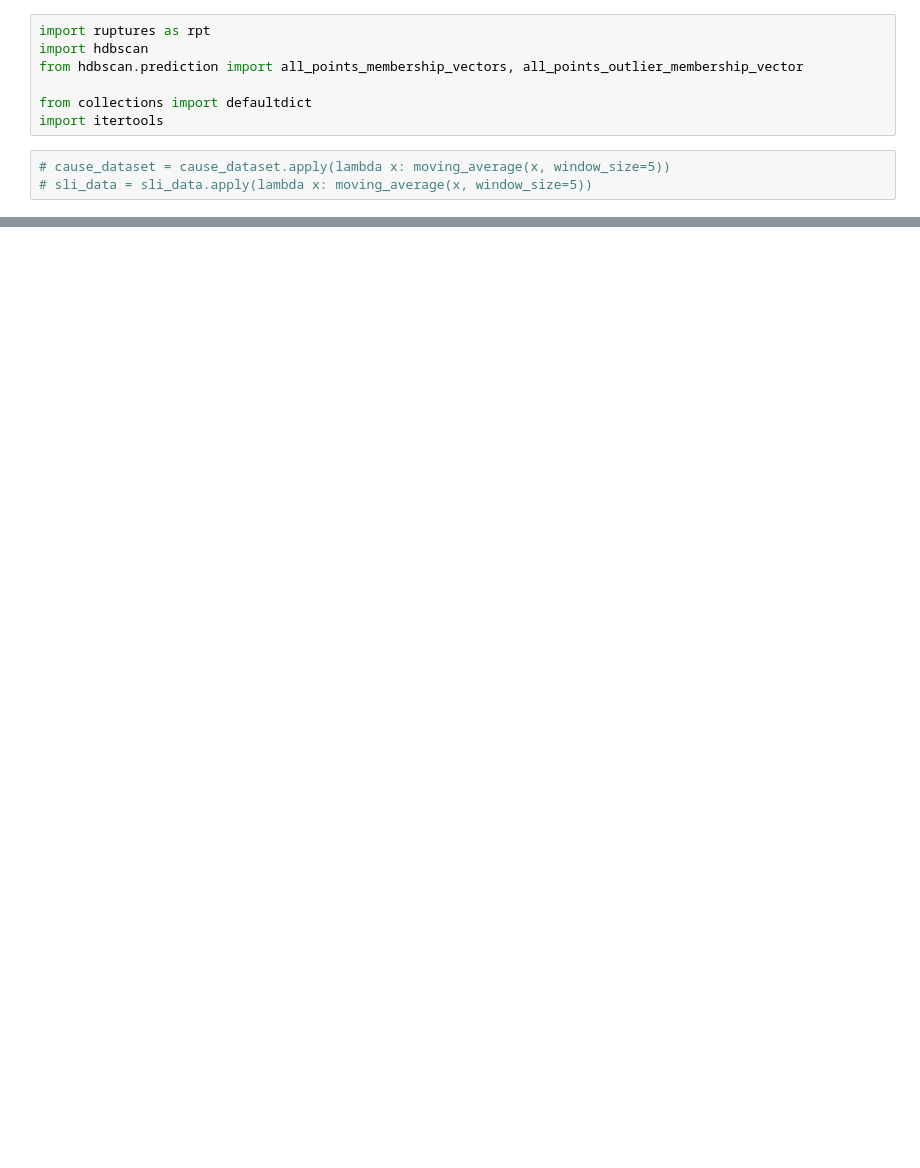
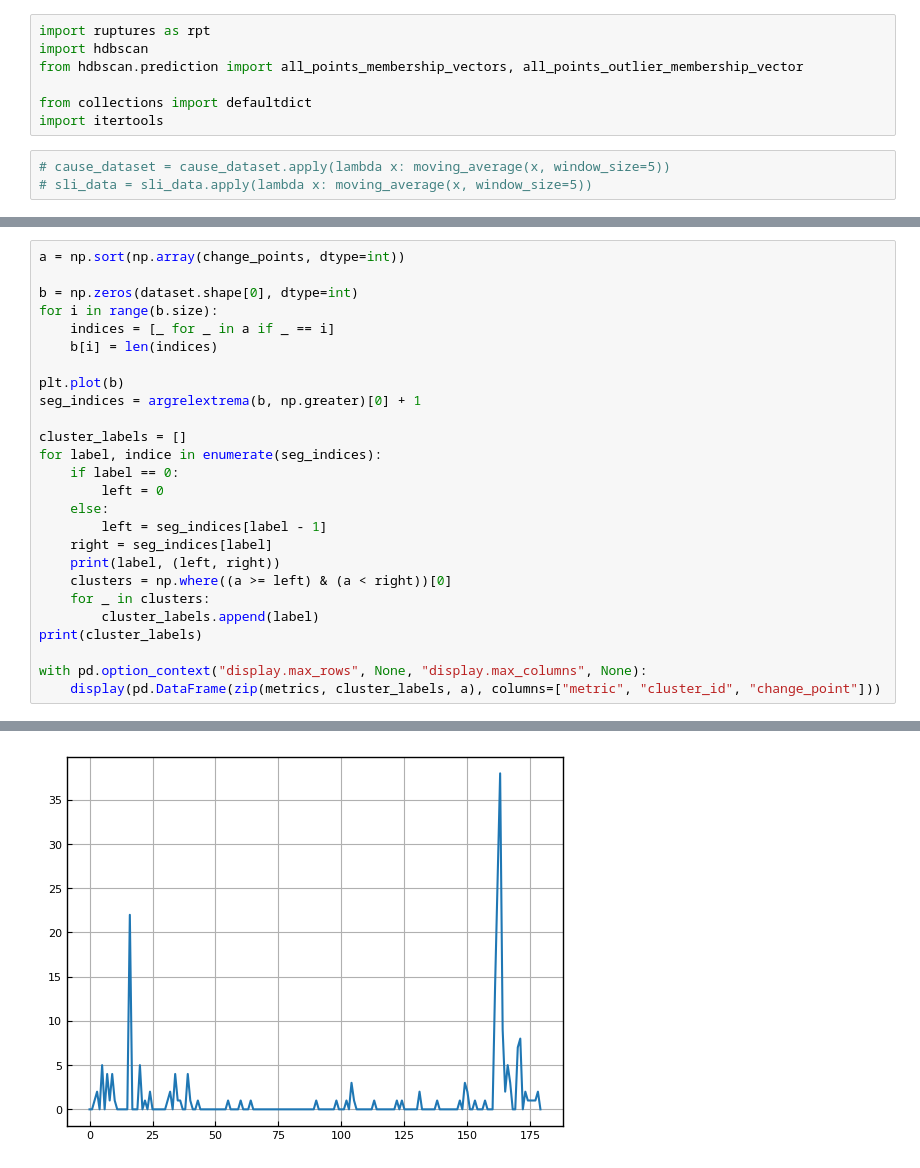
Before and after one commit to XuRepository/meltria-analyzer, a Jupyter notebook: notebooks/change_point_based_clustering.ipynb, the cells around one changed output, grey strips where cells are left out. Saved outputs shown, nothing was run; the diff lists cells and outputs as text; blank space fills up the shorter version.

```diff
--- a/notebooks/change_point_based_clustering.ipynb
+++ b/notebooks/change_point_based_clustering.ipynb
@@ -376,0 +480,27 @@ keep_clusters [Cluster(cluster_id=2, centroid=162.58441558441558, members=[Clust
+# %%
+a = np.sort(np.array(change_points, dtype=int))
+
+b = np.zeros(dataset.shape[0], dtype=int)
+for i in range(b.size):
+    indices = [_ for _ in a if _ == i]
+    b[i] = len(indices)
+
+plt.plot(b)
+seg_indices = argrelextrema(b, np.greater)[0] + 1
+
+cluster_labels = []
+for label, indice in enumerate(seg_indices):
+    if label == 0:
+        left = 0
+    else:
+        left = seg_indices[label - 1]
+    right = seg_indices[label]
+    print(label, (left, right))
+    clusters = np.where((a >= left) & (a < right))[0]
+    for _ in clusters:
+        cluster_labels.append(label)
+print(cluster_labels)
+
+with pd.option_context("display.max_rows", None, "display.max_columns", None):
+    display(pd.DataFrame(zip(metrics, cluster_labels, a), columns=["metric", "cluster_id", "change_point"]))
+# %% [output]
@@ -376,0 +541 @@ keep_clusters [Cluster(cluster_id=2, centroid=162.58441558441558, members=[Clust
+[figure, added]
```
Also changed, not shown: parts of 15 cells of this notebook.
